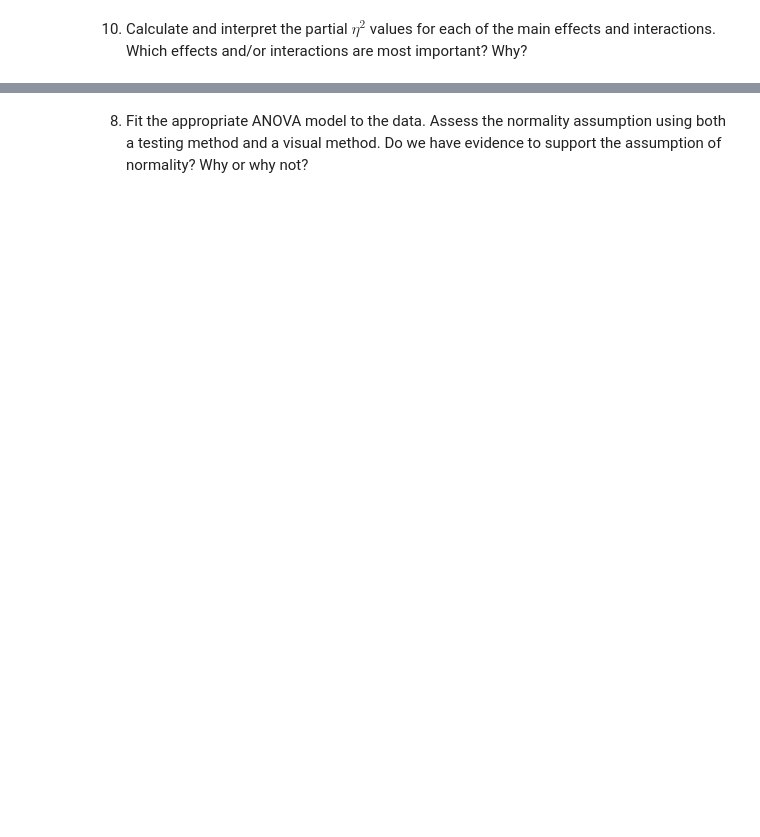
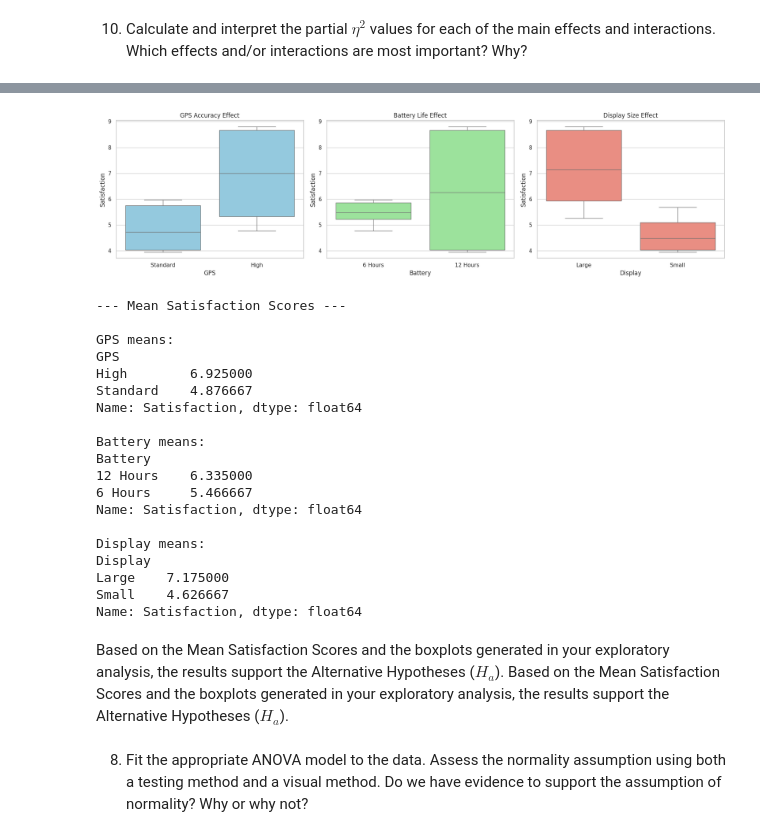
Before and after one commit to MihretTe/STAT-7220-Applied-Experimental-Design, a Jupyter notebook: Assignments/HW3/STAT-7220-HW3.ipynb, the cells around one changed output, grey strips where cells are left out. Saved outputs shown, nothing was run; the diff lists cells and outputs as text; code cells hidden in the pictures; blank space fills up the shorter version.

```diff
--- a/Assignments/HW3/STAT-7220-HW3.ipynb
+++ b/Assignments/HW3/STAT-7220-HW3.ipynb
@@ -313,3 +421,68 @@ Due to time and resource limitations, the company would rather conduct a $2^{3-1
+# %%
+import pandas as pd
+import seaborn as sns
+import matplotlib.pyplot as plt
+
+# 1. Load the data
+df_gps = pd.read_excel('Fitness Band Experiment.xlsx')
+
+# 2. Map columns based on the actual file structure seen in the output
+# Index 2: GPS_Accuracy, Index 3: Battery_Life, Index 4: Display, Index 5: Satisfaction
+df_clean = pd.DataFrame({
+    'GPS': df_gps.iloc[:, 2].astype(str),
+    'Battery': df_gps.iloc[:, 3].astype(str),
+    'Display': df_gps.iloc[:, 4].astype(str),
+    'Satisfaction': pd.to_numeric(df_gps.iloc[:, 5], errors='coerce')
+})
+
+# 3. Remove any rows with missing satisfaction scores
+df_clean = df_clean.dropna(subset=['Satisfaction'])
+
+# 4. Visualization
+fig, axes = plt.subplots(1, 3, figsize=(18, 5))
+
+sns.boxplot(x='GPS', y='Satisfaction', data=df_clean, ax=axes[0], color='skyblue')
+axes[0].set_title('GPS Accuracy Effect')
+
+sns.boxplot(x='Battery', y='Satisfaction', data=df_clean, ax=axes[1], color='lightgreen')
+axes[1].set_title('Battery Life Effect')
+
+sns.boxplot(x='Display', y='Satisfaction', data=df_clean, ax=axes[2], color='salmon')
+axes[2].set_title('Display Size Effect')
+
+plt.tight_layout()
+plt.show()
+
+# 5. Print Mean Scores for your Conclusion
+print("\n--- Mean Satisfaction Scores ---")
+for col in ['GPS', 'Battery', 'Display']:
+    print(f"\n{col} means:")
+    print(df_clean.groupby(col)['Satisfaction'].mean())
+# %% [output]
+[figure, added]
+--- Mean Satisfaction Scores ---
+
+GPS means:
+GPS
+High        6.925000
+Standard    4.876667
+Name: Satisfaction, dtype: float64
+
+Battery means:
+Battery
+12 Hours    6.335000
+6 Hours     5.466667
+Name: Satisfaction, dtype: float64
+
+Display means:
+Display
+Large    7.175000
+Small    4.626667
+Name: Satisfaction, dtype: float64
+# %% [markdown]
+
+Based on the Mean Satisfaction Scores and the boxplots generated in your exploratory analysis, the results support the Alternative Hypotheses ($H_a$).
+Based on the Mean Satisfaction Scores and the boxplots generated in your exploratory analysis, the results support the Alternative Hypotheses ($H_a$).
 # %% [markdown]
 
 8.  Fit the appropriate ANOVA model to the data. Assess the normality assumption using both a testing method and a visual method. Do we have evidence to support the assumption of normality? Why or why not?
```
Also changed, not shown: parts of 9 cells of this notebook.
